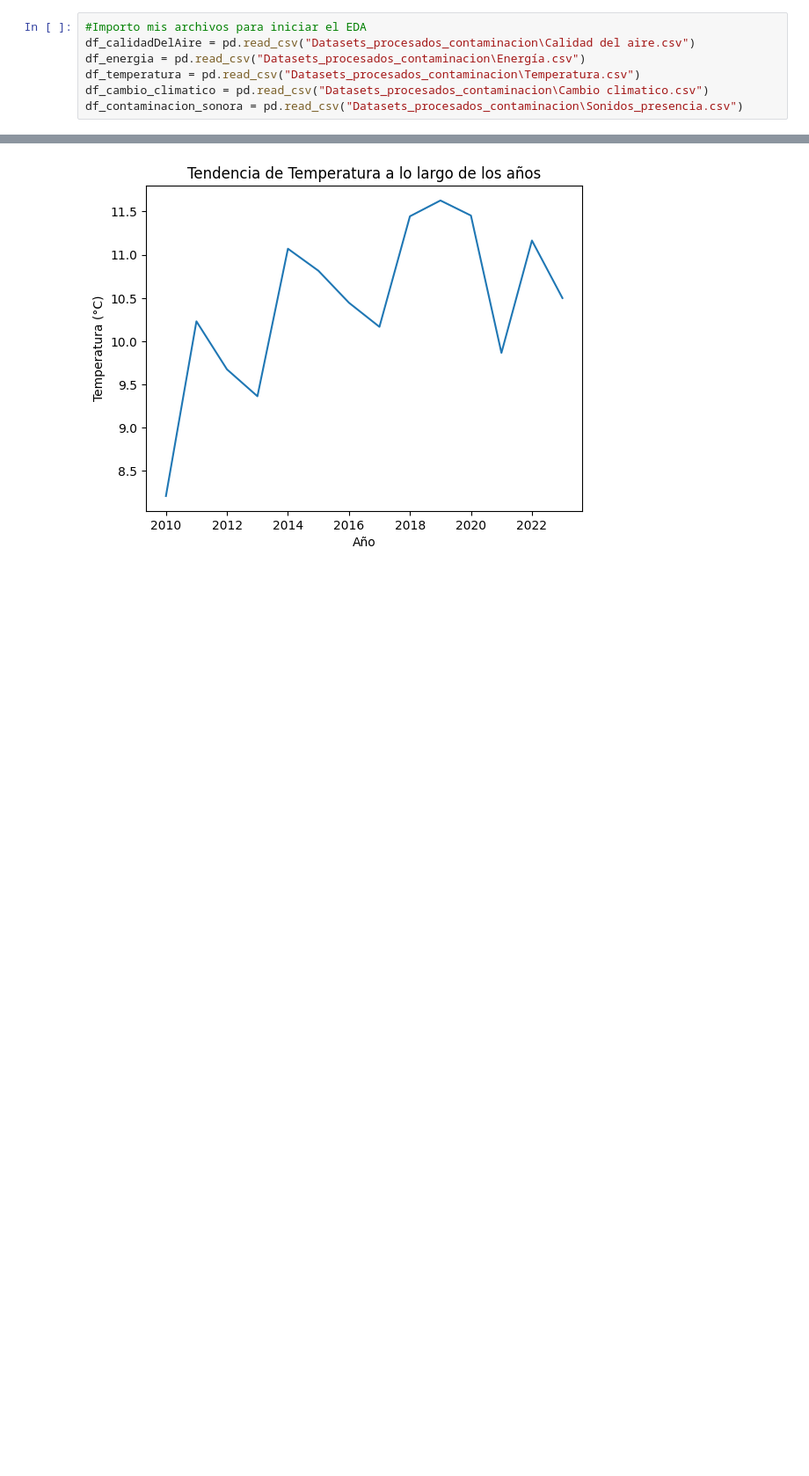
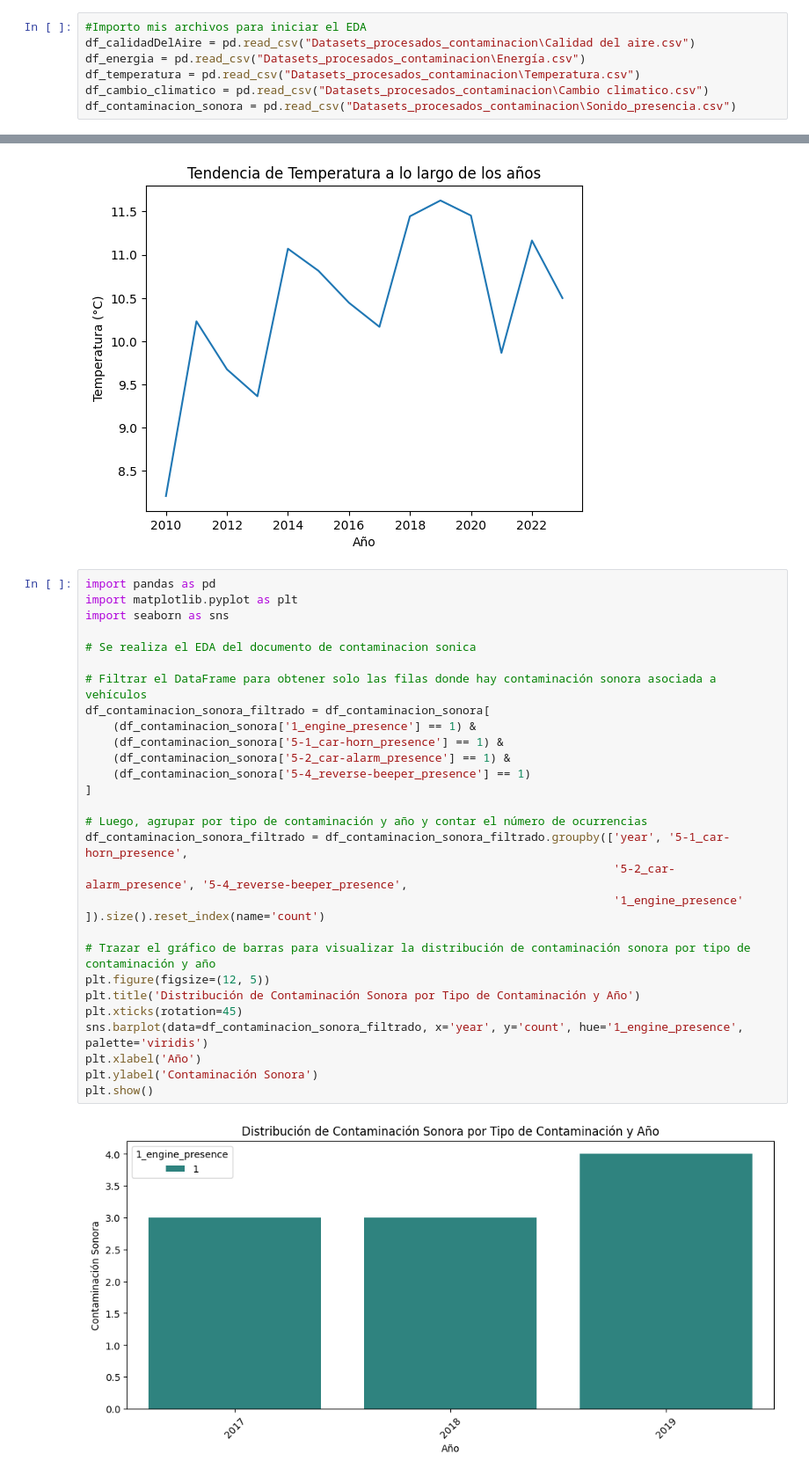
Before and after one commit to A-Lasso/Taxis-NewYork, a Jupyter notebook: Análisis_eda_contaminacion.ipynb, the cells around one changed output, grey strips where cells are left out. Shown at 88% size. Saved outputs shown, nothing was run; the diff lists cells and outputs as text; blank space fills up the shorter version.

```diff
--- a/Análisis_eda_contaminacion.ipynb
+++ b/Análisis_eda_contaminacion.ipynb
@@ -11,7 +11,7 @@ df_calidadDelAire = pd.read_csv("Datasets_procesados_contaminacion\Calidad del a
 df_energia = pd.read_csv("Datasets_procesados_contaminacion\Energía.csv")
 df_temperatura = pd.read_csv("Datasets_procesados_contaminacion\Temperatura.csv")
 df_cambio_climatico = pd.read_csv("Datasets_procesados_contaminacion\Cambio climatico.csv")
-df_contaminacion_sonora = pd.read_csv("Datasets_procesados_contaminacion\Sonidos_presencia.csv")
+df_contaminacion_sonora = pd.read_csv("Datasets_procesados_contaminacion\Sonido_presencia.csv")
 # %%
 # Genero los datos a partir de cada columna para evaluar si existe alguna distribución particular
 df_ozono = df_calidadDelAire[df_calidadDelAire['Name'] == 'Ozone (O3)']
@@ -448,3 +448,33 @@ plt.title('Tendencia de Temperatura a lo largo de los años')
 plt.show()
 # %% [output]
 [figure]
+# %%
+import pandas as pd
+import matplotlib.pyplot as plt
+import seaborn as sns
+
+# Se realiza el EDA del documento de contaminacion sonica
+
+# Filtrar el DataFrame para obtener solo las filas donde hay contaminación sonora asociada a vehículos
+df_contaminacion_sonora_filtrado = df_contaminacion_sonora[
+    (df_contaminacion_sonora['1_engine_presence'] == 1) &
+    (df_contaminacion_sonora['5-1_car-horn_presence'] == 1) &
+    (df_contaminacion_sonora['5-2_car-alarm_presence'] == 1) &
+    (df_contaminacion_sonora['5-4_reverse-beeper_presence'] == 1)
+]
+
+# Luego, agrupar por tipo de contaminación y año y contar el número de ocurrencias
+df_contaminacion_sonora_filtrado = df_contaminacion_sonora_filtrado.groupby(['year', '5-1_car-horn_presence',
+                                                                             '5-2_car-alarm_presence', '5-4_reverse-beeper_presence',
+                                                                             '1_engine_presence' ]).size().reset_index(name='count')
+
+# Trazar el gráfico de barras para visualizar la distribución de contaminación sonora por tipo de contaminación y año
+plt.figure(figsize=(12, 5))
+plt.title('Distribución de Contaminación Sonora por Tipo de Contaminación y Año')
+plt.xticks(rotation=45)
+sns.barplot(data=df_contaminacion_sonora_filtrado, x='year', y='count', hue='1_engine_presence', palette='viridis')
+plt.xlabel('Año')
+plt.ylabel('Contaminación Sonora')
+plt.show()
+# %% [output]
+[figure, added]
```
Also changed, not shown: parts of 3 cells of this notebook.
